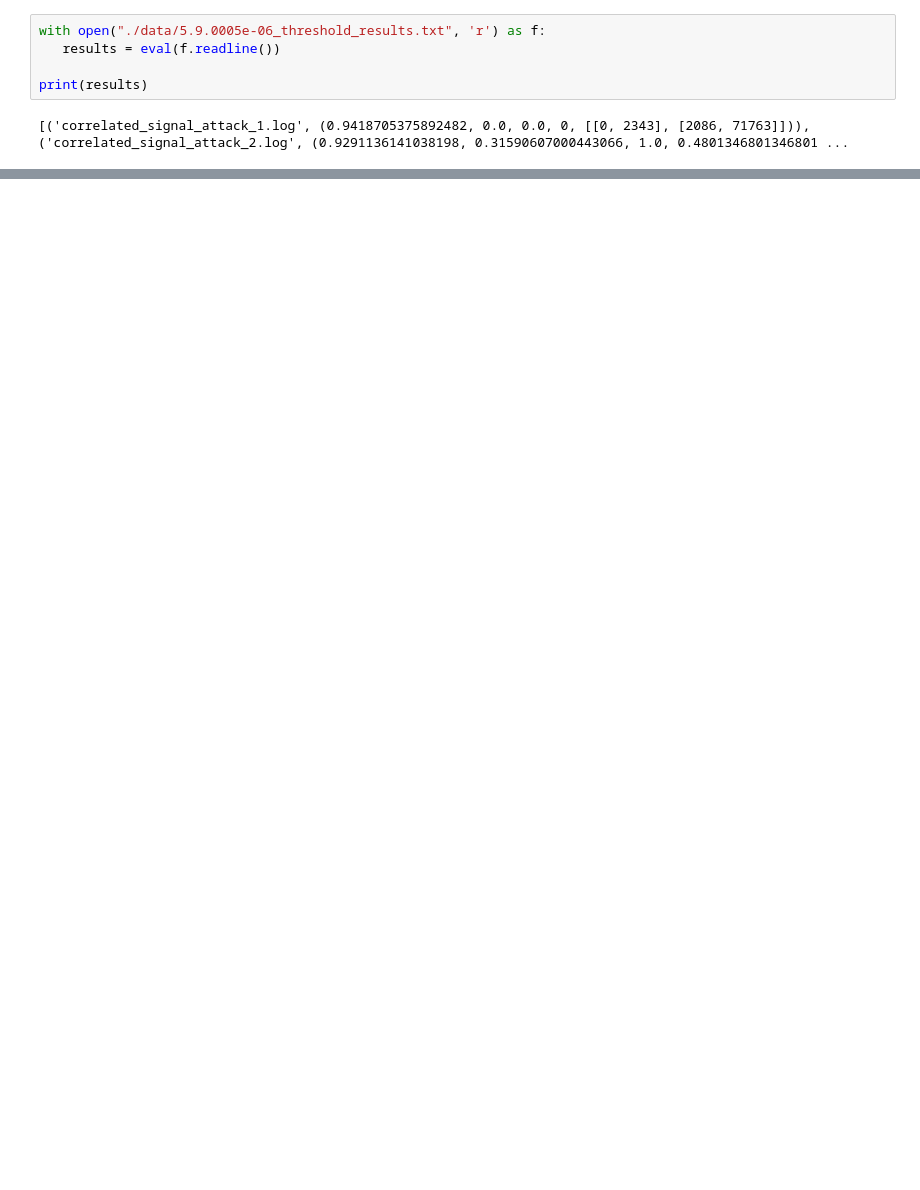
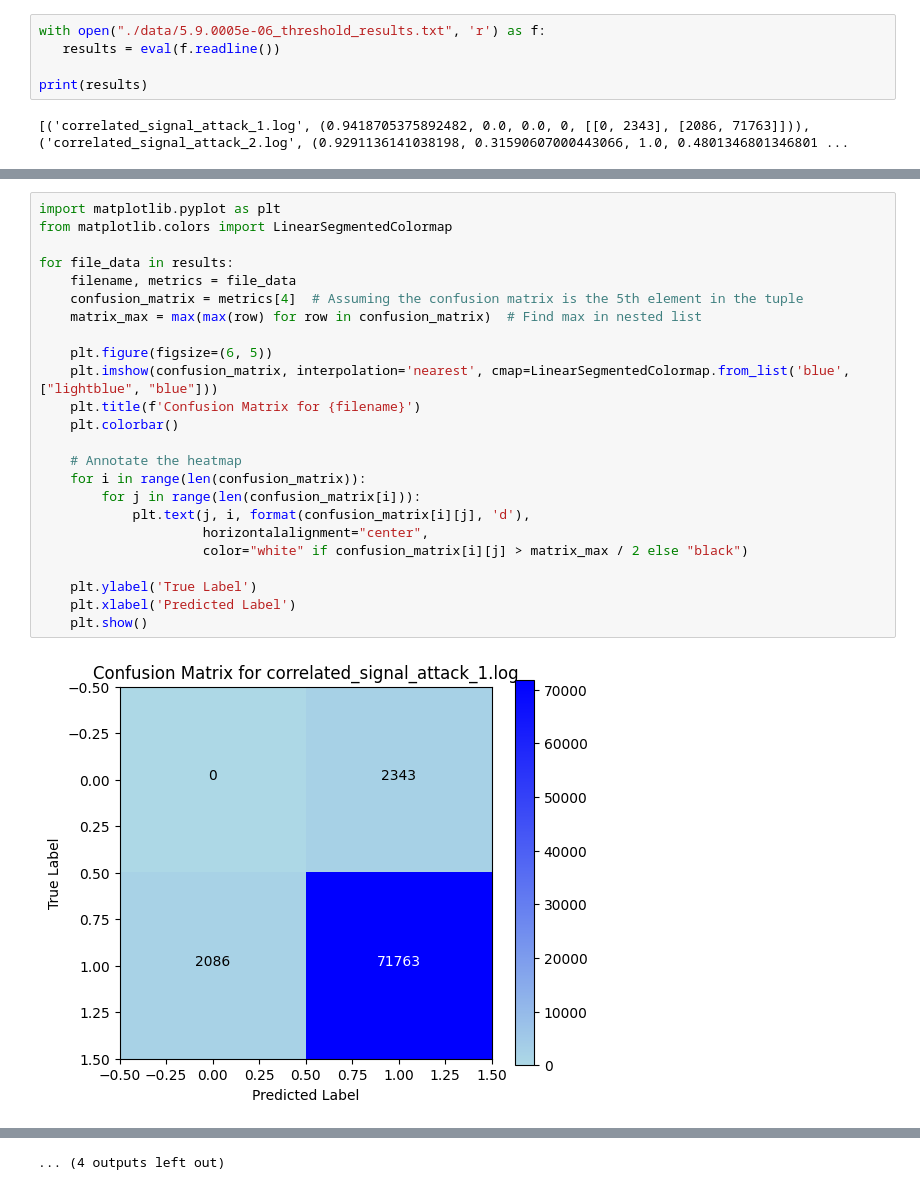
Before and after one commit to jcourson8/CANIDS, a Jupyter notebook: report/plot_59005e-6_threshold_results.ipynb, the cells around one changed output, grey strips where cells are left out. Cells and saved outputs as stored; diff of their text form; blank space fills up the shorter version.

```diff
--- a/report/plot_59005e-6_threshold_results.ipynb
+++ b/report/plot_59005e-6_threshold_results.ipynb
@@ -24,0 +25,26 @@ plt.show()
+# %%
+import matplotlib.pyplot as plt
+from matplotlib.colors import LinearSegmentedColormap
+
+for file_data in results:
+    filename, metrics = file_data
+    confusion_matrix = metrics[4]  # Assuming the confusion matrix is the 5th element in the tuple
+    matrix_max = max(max(row) for row in confusion_matrix)  # Find max in nested list
+
+    plt.figure(figsize=(6, 5))
+    plt.imshow(confusion_matrix, interpolation='nearest', cmap=LinearSegmentedColormap.from_list('blue', ["lightblue", "blue"]))
+    plt.title(f'Confusion Matrix for {filename}')
+    plt.colorbar()
+
+    # Annotate the heatmap
+    for i in range(len(confusion_matrix)):
+        for j in range(len(confusion_matrix[i])):
+            plt.text(j, i, format(confusion_matrix[i][j], 'd'),
+                     horizontalalignment="center",
+                     color="white" if confusion_matrix[i][j] > matrix_max / 2 else "black")
+
+    plt.ylabel('True Label')
+    plt.xlabel('Predicted Label')
+    plt.show()
+# %% [output]
+[figure, added]
@@ -24,0 +62 @@ plt.show()
+... (4 outputs left out)
```
Also changed, not shown: parts of 5 cells of this notebook.
